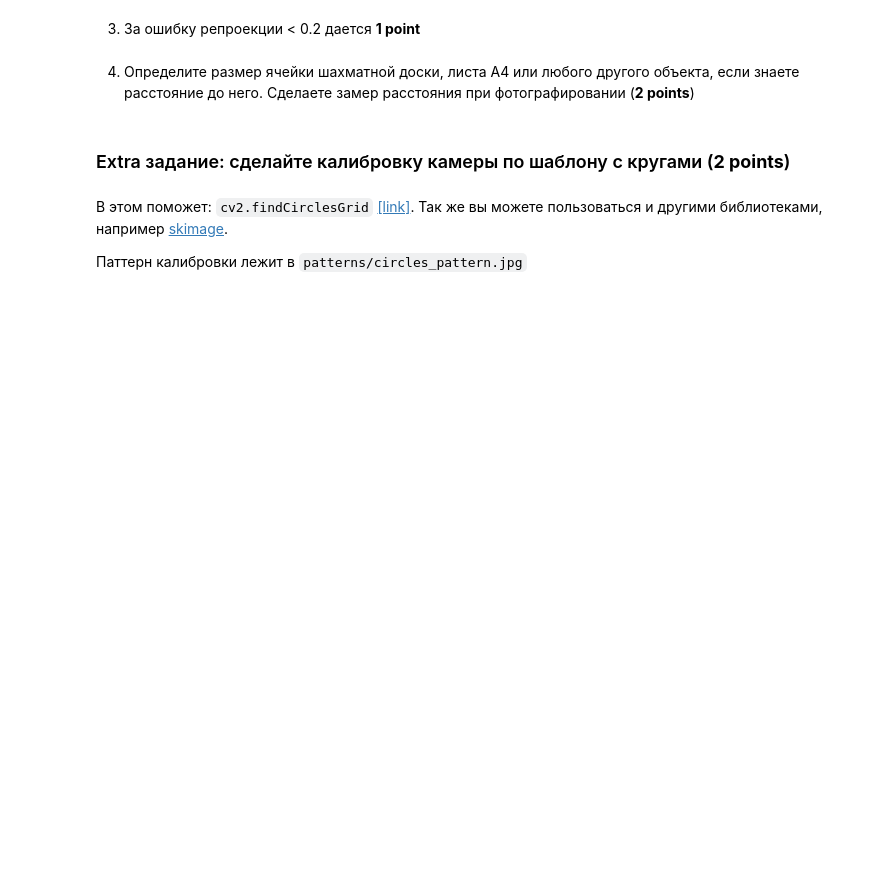
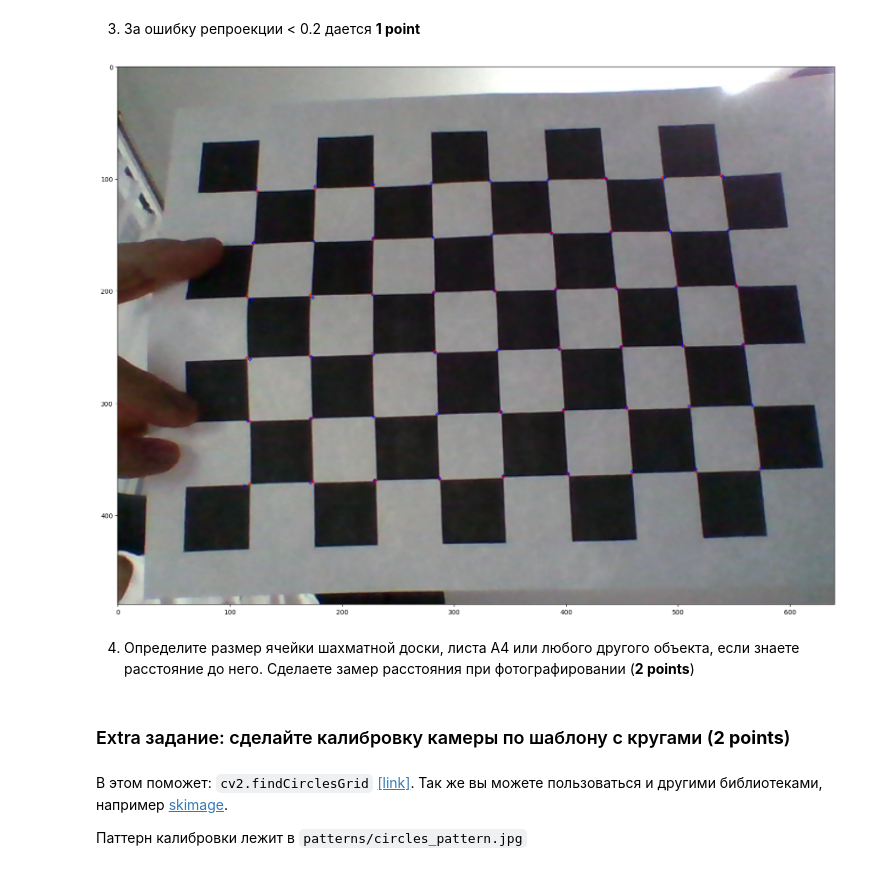
Before and after one commit to InteRoGard/wheeled_robots_intro, a Jupyter notebook: hw_4/camera_calibration.ipynb, the cells around one changed output. Drawn from its saved outputs; the diff is of its cells as text; code cells hidden in the pictures; blank space fills up the shorter version.

```diff
--- a/hw_4/camera_calibration.ipynb
+++ b/hw_4/camera_calibration.ipynb
@@ -149,21 +178,23 @@ print( "total error: {}".format(total_error))
 # %%
 assert total_error < 0.2
 # %%
-img_index = 5
+img_index = 3
 
 img = cv.imread(images[img_index])
 
 imgpoints2, _ = cv.projectPoints(objpoints[img_index], rvecs[img_index], tvecs[img_index], mtx, dist)
 cur_imgpoints = np.array(imgpoints[img_index])
 
 for i in range(imgpoints2.shape[0]):
     img = cv.circle(img, cur_imgpoints[i, 0].astype('int'), 1, (0, 0, 255), 1)
     img = cv.circle(img, imgpoints2[i, 0].astype('int'), 1, (255, 0, 0), 1)
 
 img = cv.cvtColor(img, cv.COLOR_BGR2RGB)
 plt.figure(figsize=(20, 40))
 plt.imshow(img)
 plt.show()
+# %% [output]
+[figure, added]
 # %% [markdown]
 4) Определите размер ячейки шахматной доски, листа А4 или любого другого объекта, если знаете расстояние до него. Сделаете замер расстояния при фотографировании (**2 points**)
 # %%
```
Also changed, not shown: parts of 7 cells of this notebook, 3 other files.
